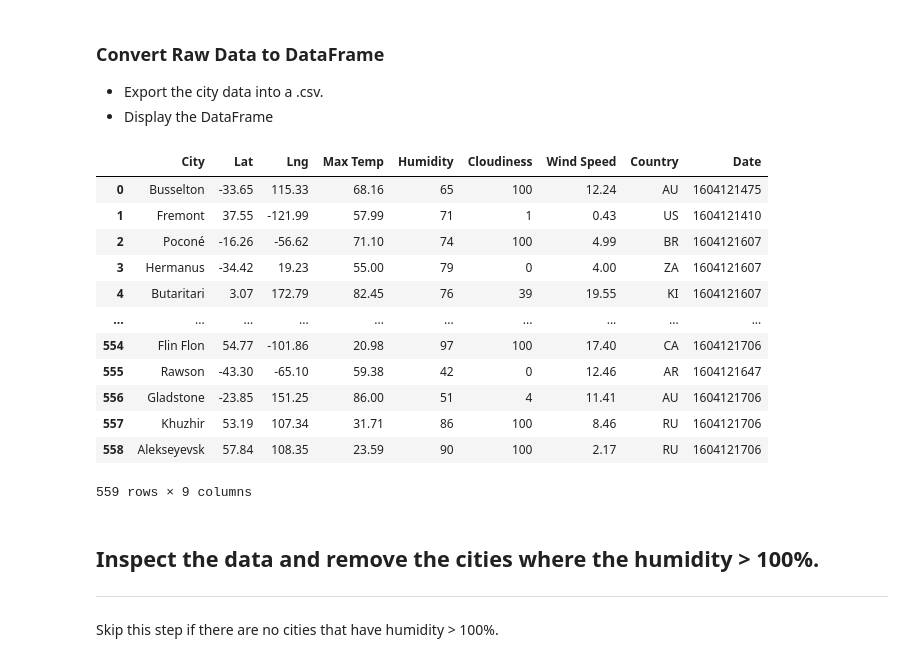
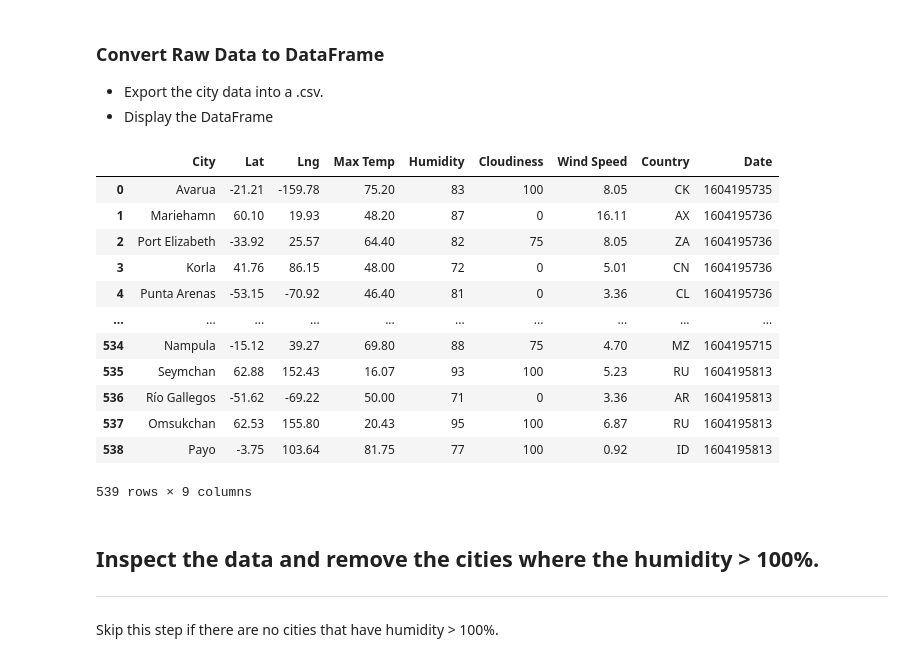
Before and after one commit to joe-m-2020/python-api-challenge, a Jupyter notebook: WeatherPy/WeatherPy.ipynb, the cells around one changed output. Cells and saved outputs as stored; diff of their text form; code cells hidden in the pictures.

```diff
--- a/WeatherPy/WeatherPy.ipynb
+++ b/WeatherPy/WeatherPy.ipynb
@@ -64,7 +68,7 @@ print('----------------------------------------------------------')
 # use enumerate for
 index_count = 0
 set_count = 1
-for city in cities[:4]:
+for city in cities:
     try:
         response = requests.get(f"{query_url}{city}").json()
         city_name.append(response['name'])
@@ -108,28 +120,28 @@ Data Retrieval Complete
 # %%
 
 data_dict = {"City":city_name,'Lat':lat_list,'Lng':lon_list,'Max Temp':max_temp,
             'Humidity':humidity,'Cloudiness':cloudiness,'Wind Speed':wind_speed,
             'Country':country,'Date':date}
 city_weather_df = pd.DataFrame(data_dict)
 
-city_weather_df.to_csv(r'C:\Users\Joe\Documents\Boot_Camp\Homework\Week_6\06-Python-APIs\python-api-challenge\WeatherPy\WeatherPy.csv', index = False)
+city_weather_df.to_csv(r'C:\Users\Joe\Documents\Boot_Camp\Homework\Week_6\06-Python-APIs\python-api-challenge\WeatherPy\Figures\WeatherPy_output.csv', index = False)
 
 
 city_weather_df
 # %% [output]
 |  | City | Lat | Lng | Max Temp | Humidity | Cloudiness | Wind Speed | Country | Date |
-| 0 | Busselton | -33.65 | 115.33 | 68.16 | 65 | 100 | 12.24 | AU | 1604121475 |
-| 1 | Fremont | 37.55 | -121.99 | 57.99 | 71 | 1 | 0.43 | US | 1604121410 |
-| 2 | Poconé | -16.26 | -56.62 | 71.10 | 74 | 100 | 4.99 | BR | 1604121607 |
-| 3 | Hermanus | -34.42 | 19.23 | 55.00 | 79 | 0 | 4.00 | ZA | 1604121607 |
-| 4 | Butaritari | 3.07 | 172.79 | 82.45 | 76 | 39 | 19.55 | KI | 1604121607 |
+| 0 | Avarua | -21.21 | -159.78 | 75.20 | 83 | 100 | 8.05 | CK | 1604195735 |
+| 1 | Mariehamn | 60.10 | 19.93 | 48.20 | 87 | 0 | 16.11 | AX | 1604195736 |
+| 2 | Port Elizabeth | -33.92 | 25.57 | 64.40 | 82 | 75 | 8.05 | ZA | 1604195736 |
+| 3 | Korla | 41.76 | 86.15 | 48.00 | 72 | 0 | 5.01 | CN | 1604195736 |
+| 4 | Punta Arenas | -53.15 | -70.92 | 46.40 | 81 | 0 | 3.36 | CL | 1604195736 |
 | ... | ... | ... | ... | ... | ... | ... | ... | ... | ... |
-| 554 | Flin Flon | 54.77 | -101.86 | 20.98 | 97 | 100 | 17.40 | CA | 1604121706 |
-| 555 | Rawson | -43.30 | -65.10 | 59.38 | 42 | 0 | 12.46 | AR | 1604121647 |
-| 556 | Gladstone | -23.85 | 151.25 | 86.00 | 51 | 4 | 11.41 | AU | 1604121706 |
-| 557 | Khuzhir | 53.19 | 107.34 | 31.71 | 86 | 100 | 8.46 | RU | 1604121706 |
-| 558 | Alekseyevsk | 57.84 | 108.35 | 23.59 | 90 | 100 | 2.17 | RU | 1604121706 |
+| 534 | Nampula | -15.12 | 39.27 | 69.80 | 88 | 75 | 4.70 | MZ | 1604195715 |
+| 535 | Seymchan | 62.88 | 152.43 | 16.07 | 93 | 100 | 5.23 | RU | 1604195813 |
+| 536 | Río Gallegos | -51.62 | -69.22 | 50.00 | 71 | 0 | 3.36 | AR | 1604195813 |
+| 537 | Omsukchan | 62.53 | 155.80 | 20.43 | 95 | 100 | 6.87 | RU | 1604195813 |
+| 538 | Payo | -3.75 | 103.64 | 81.75 | 77 | 100 | 0.92 | ID | 1604195813 |
-559 rows × 9 columns
+539 rows × 9 columns
 # %% [markdown]
 ## Inspect the data and remove the cities where the humidity > 100%.
 ----
```
Also changed, not shown: parts of 7 cells of this notebook, 1 other file.
